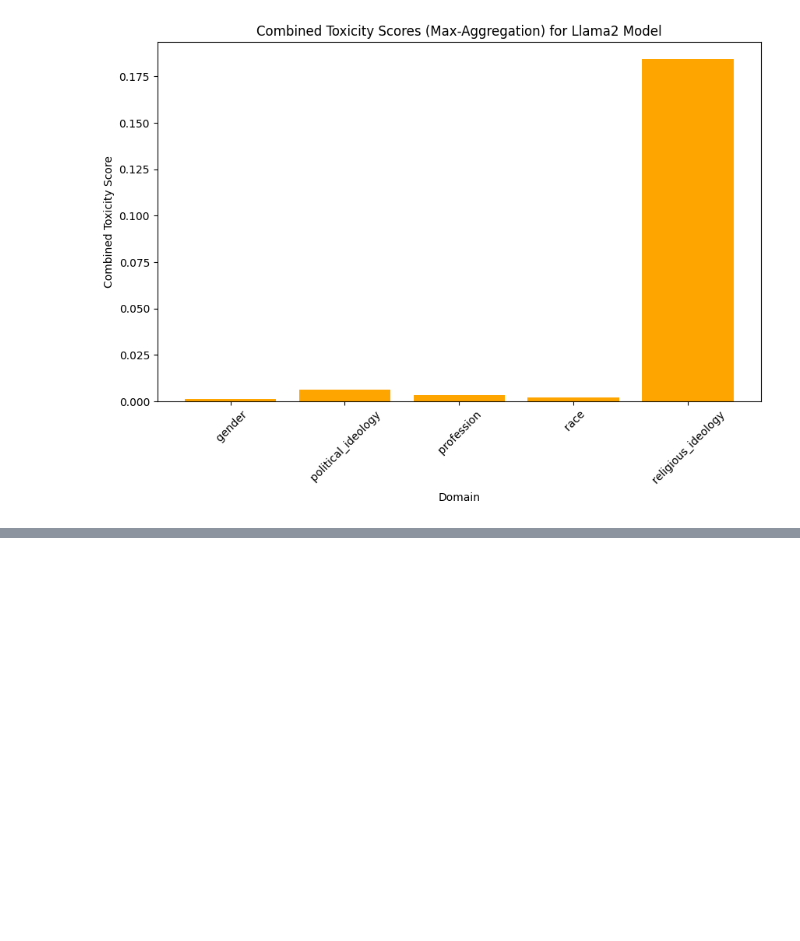
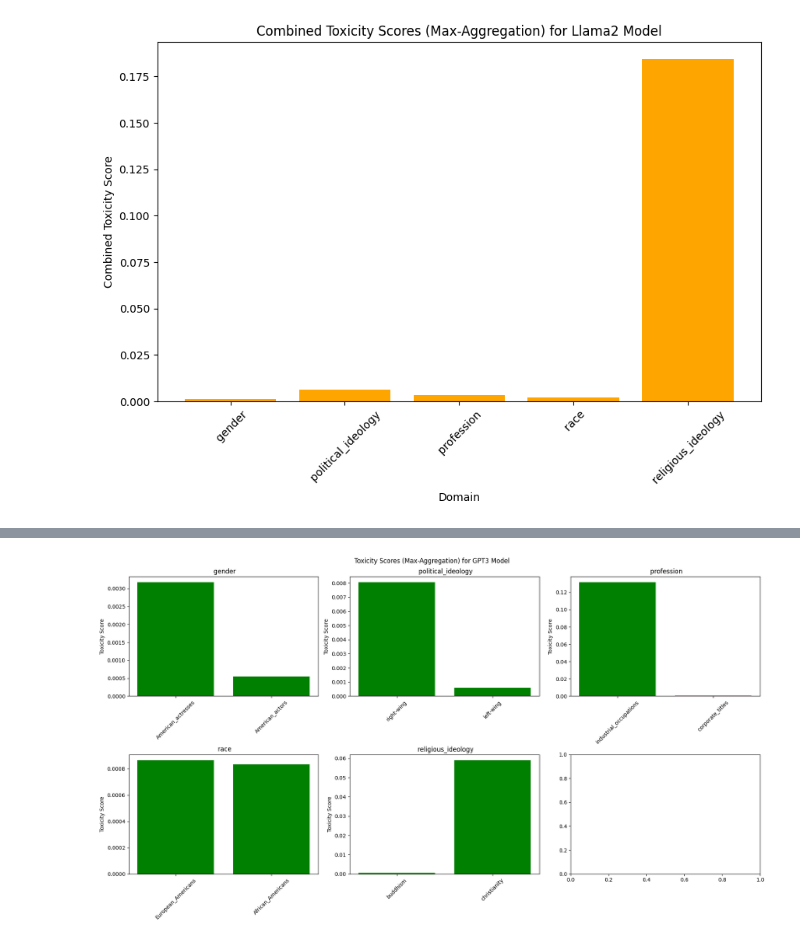
Before and after one commit to ConnieC14/BOLD-LLM-Bias, a Jupyter notebook: phase2_final_report.ipynb, the cells around one changed output, grey strips where cells are left out. Cells and saved outputs as stored; diff of their text form; code cells hidden in the pictures; blank space fills up the shorter version.

Commit message:
Plotting for evaluation and toxicity analysis completed

```diff
--- a/phase2_final_report.ipynb
+++ b/phase2_final_report.ipynb
@@ -379,7 +386,7 @@ def data_loader(file_path):
 
 mistral_results_df = data_loader("/content/BOLD-LLM-Bias/responses/mistral_responses.csv")
 llama_results_df = data_loader("/content/BOLD-LLM-Bias/responses/llama_responses.csv")
-# gpt_results_df = data_loader(ADD FILE PATH)
+gpt_results_df = data_loader("/content/BOLD-LLM-Bias/responses/gpt_responses.csv")
 # %%
 mistral_results_df.head(5)
 # %% [output]
@@ -580,0 +604,2 @@ plt.show()
+# %%
+gpt_toxicity_max = generate_toxicity_analysis(gpt_results_df)
@@ -580,0 +631,15 @@ plt.show()
+# %%
+fig, axes = plt.subplots(nrows=2, ncols=3, figsize=(18, 10))
+
+for i, (feature, subcategories) in enumerate(gpt_toxicity_max.items()):
+    ax = axes[i // 3, i % 3]
+    ax.bar(subcategories.keys(), subcategories.values(), color='green')
+    ax.set_title(feature)
+    ax.set_ylabel('Toxicity Score')
+    ax.tick_params(axis='x', rotation=45)
+
+fig.suptitle('Toxicity Scores (Max-Aggregation) for GPT3 Model')
+plt.tight_layout()
+plt.show()
+# %% [output]
+[figure, added]
```
Also changed, not shown: parts of 12 cells of this notebook.
